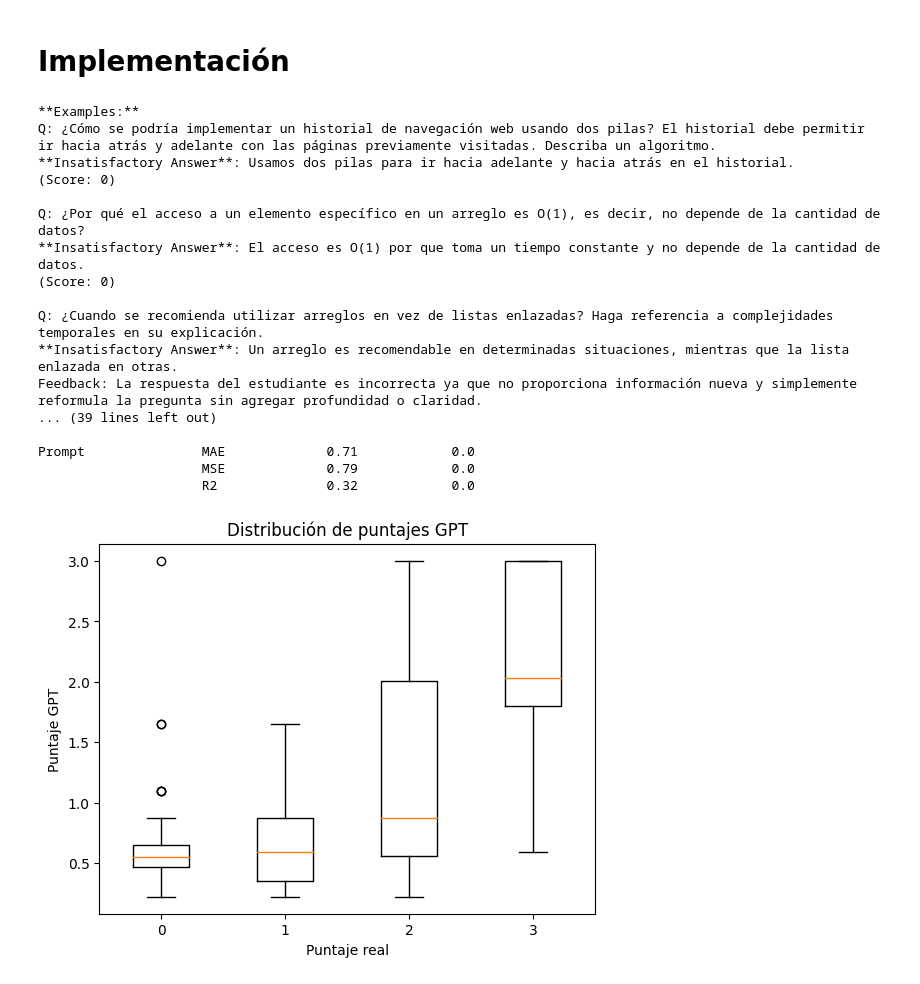
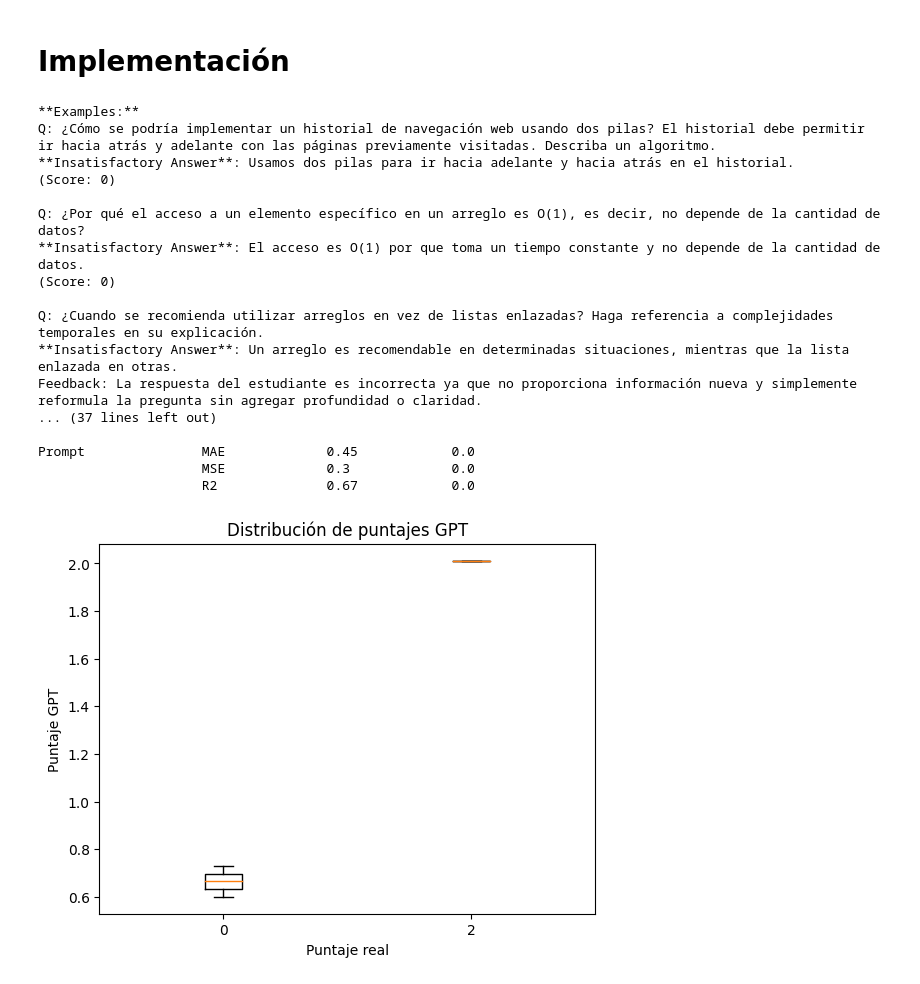
Before and after one commit to OscarRojasG/Experimentos-GPTValidator, a Jupyter notebook: Framework_Experimentos.ipynb, the cells around one changed output. Drawn from its saved outputs; the diff is of its cells as text; code cells hidden in the pictures.

```diff
--- a/Framework_Experimentos.ipynb
+++ b/Framework_Experimentos.ipynb
@@ -612,7 +637,6 @@ prompt_data = {
         "feedback": "feedback_1.txt",
         "score": "score_1.txt",
     },
-    "criteria": "criteria_1.txt",
     "output": "output_1.txt"
 }
 
@@ -620,36 +644,38 @@ column_data = {
     "context": "Contexto",
     "question": "Pregunta",
     "answer": "Respuesta",
     "real_eval": "EvalProfe"
 }
 
 criteria = ["correctness", "completeness", "clarity"]
 
 experiment(
-    dataset="control2_2024-1.xlsx",
+    dataset="test.xlsx",
     sheet_name="C2-claim",
     column_data=column_data,
     prompt_data=prompt_data,
     criteria=criteria,
     repetitions=1,
     eval_function="map"
 )
+
+#visualize_prompt(prompt_data, criteria)
 # %% [output]
 **Examples:**
 Q: ¿Cómo se podría implementar un historial de navegación web usando dos pilas? El historial debe permitir ir hacia atrás y adelante con las páginas previamente visitadas. Describa un algoritmo.
 **Insatisfactory Answer**: Usamos dos pilas para ir hacia adelante y hacia atrás en el historial.
 (Score: 0)
 
 Q: ¿Por qué el acceso a un elemento específico en un arreglo es O(1), es decir, no depende de la cantidad de datos?
 **Insatisfactory Answer**: El acceso es O(1) por que toma un tiempo constante y no depende de la cantidad de datos.
 (Score: 0)
 
 Q: ¿Cuando se recomienda utilizar arreglos en vez de listas enlazadas? Haga referencia a complejidades temporales en su explicación.
 **Insatisfactory Answer**: Un arreglo es recomendable en determinadas situaciones, mientras que la lista enlazada en otras.
 Feedback: La respuesta del estudiante es incorrecta ya que no proporciona información nueva y simplemente reformula la pregunta sin agregar profundidad o claridad.
-... (39 lines left out)
+... (37 lines left out)
 
-Prompt               MAE             0.71            0.0
-                     MSE             0.79            0.0
-                     R2              0.32            0.0
+Prompt               MAE             0.45            0.0
+                     MSE             0.3             0.0
+                     R2              0.67            0.0
-[figure, old version]
+[figure, new version]
```
Also changed, not shown: parts of 4 cells of this notebook.
